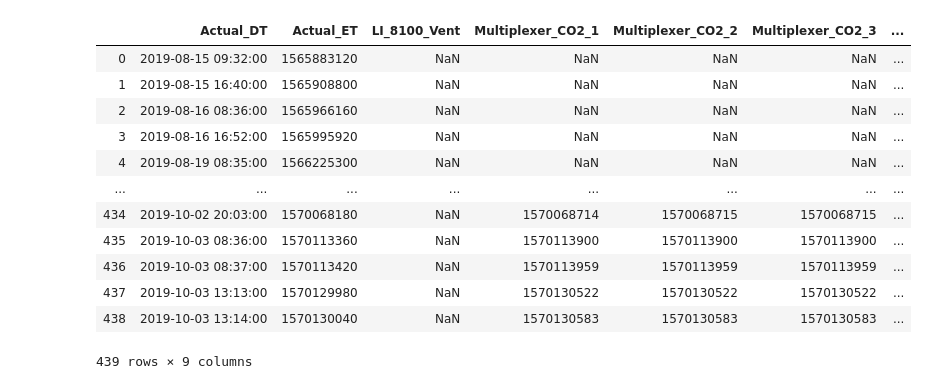
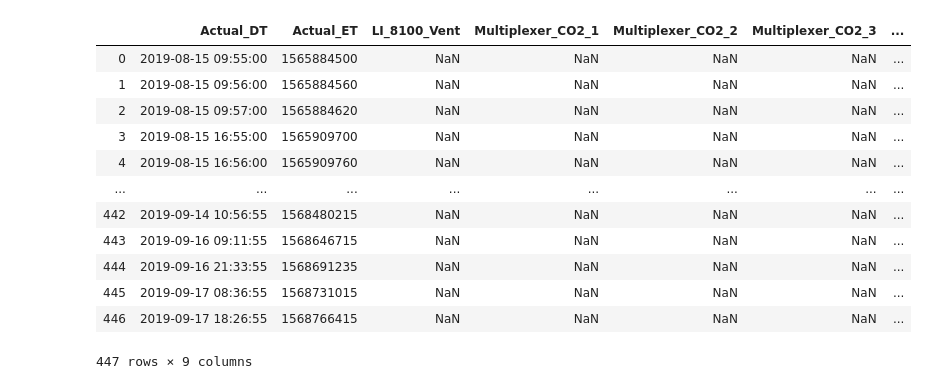
Before and after one commit to agmeyer4/CO2_Eddy, a Jupyter notebook: Spike_Finder.ipynb, the cells around one changed output. Cells and saved outputs as stored; diff of their text form; code cells hidden in the pictures.

```diff
--- a/Spike_Finder.ipynb
+++ b/Spike_Finder.ipynb
@@ -748,19 +748,19 @@ Enter End Date YYYY-mm-DD:  2019-10-03
 # %%
 #actual_spike_df = pd.DataFrame(columns=['Actual_DT','Actual_ET','Picarro_ANEM','Picarro_CO2','LI_8100_Vent','Multiplexer_CO2_1','Multiplexer_CO2_2','Multiplexer_CO2_3'])
-actual_spike_df = pd.read_pickle('All_actualET.pkl')
+actual_spike_df = pd.read_pickle('All_actualET_spikes.pkl')
 actual_spike_df
 # %% [output]
 |  | Actual_DT | Actual_ET | LI_8100_Vent | Multiplexer_CO2_1 | Multiplexer_CO2_2 | Multiplexer_CO2_3 | ... |
-| 0 | 2019-08-15 09:32:00 | 1565883120 | NaN | NaN | NaN | NaN | ... |
-| 1 | 2019-08-15 16:40:00 | 1565908800 | NaN | NaN | NaN | NaN | ... |
-| 2 | 2019-08-16 08:36:00 | 1565966160 | NaN | NaN | NaN | NaN | ... |
-| 3 | 2019-08-16 16:52:00 | 1565995920 | NaN | NaN | NaN | NaN | ... |
-| 4 | 2019-08-19 08:35:00 | 1566225300 | NaN | NaN | NaN | NaN | ... |
+| 0 | 2019-08-15 09:55:00 | 1565884500 | NaN | NaN | NaN | NaN | ... |
+| 1 | 2019-08-15 09:56:00 | 1565884560 | NaN | NaN | NaN | NaN | ... |
+| 2 | 2019-08-15 09:57:00 | 1565884620 | NaN | NaN | NaN | NaN | ... |
+| 3 | 2019-08-15 16:55:00 | 1565909700 | NaN | NaN | NaN | NaN | ... |
+| 4 | 2019-08-15 16:56:00 | 1565909760 | NaN | NaN | NaN | NaN | ... |
 | ... | ... | ... | ... | ... | ... | ... | ... |
-| 434 | 2019-10-02 20:03:00 | 1570068180 | NaN | 1570068714 | 1570068715 | 1570068715 | ... |
-| 435 | 2019-10-03 08:36:00 | 1570113360 | NaN | 1570113900 | 1570113900 | 1570113900 | ... |
-| 436 | 2019-10-03 08:37:00 | 1570113420 | NaN | 1570113959 | 1570113959 | 1570113959 | ... |
-| 437 | 2019-10-03 13:13:00 | 1570129980 | NaN | 1570130522 | 1570130522 | 1570130522 | ... |
-| 438 | 2019-10-03 13:14:00 | 1570130040 | NaN | 1570130583 | 1570130583 | 1570130583 | ... |
+| 442 | 2019-09-14 10:56:55 | 1568480215 | NaN | NaN | NaN | NaN | ... |
+| 443 | 2019-09-16 09:11:55 | 1568646715 | NaN | NaN | NaN | NaN | ... |
+| 444 | 2019-09-16 21:33:55 | 1568691235 | NaN | NaN | NaN | NaN | ... |
+| 445 | 2019-09-17 08:36:55 | 1568731015 | NaN | NaN | NaN | NaN | ... |
+| 446 | 2019-09-17 18:26:55 | 1568766415 | NaN | NaN | NaN | NaN | ... |
-439 rows × 9 columns
+447 rows × 9 columns
 # %%
```
Also changed, not shown: parts of 8 cells of this notebook, 1 other file.
